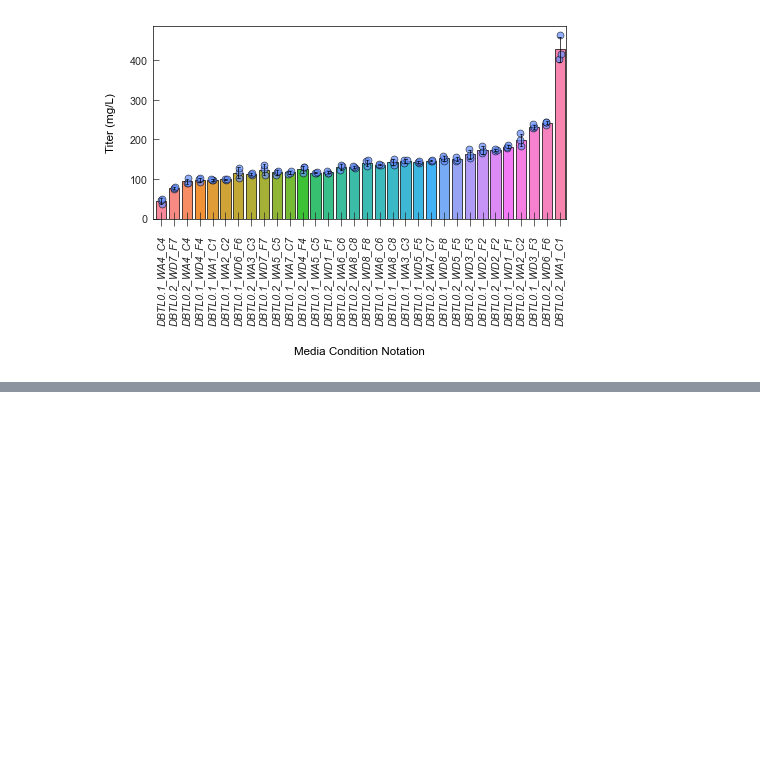
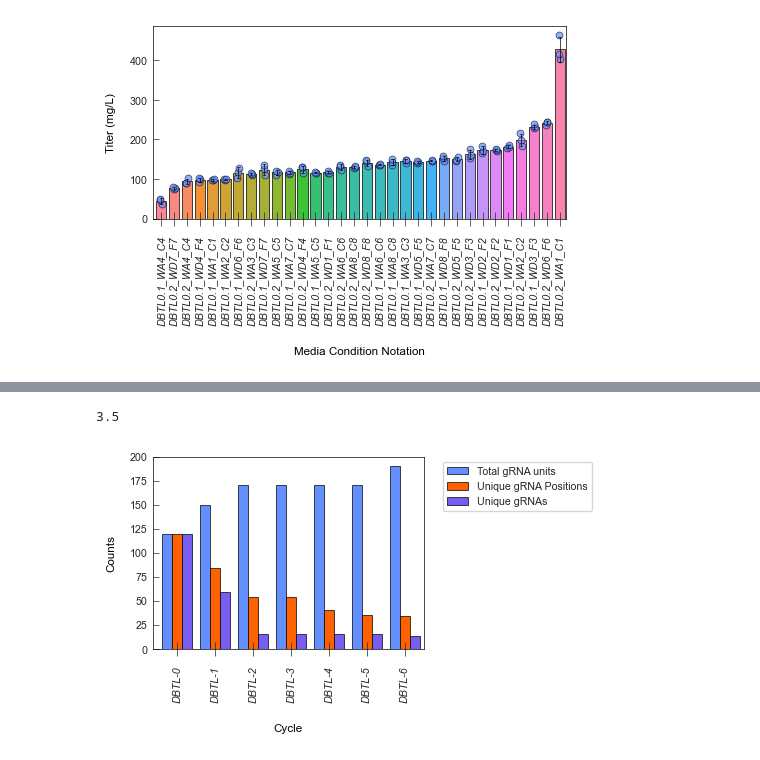
Before and after one commit to JBEI/Isoprenol_CRISPRi, a Jupyter notebook: CRISPRi_Figures.ipynb, the cells around one changed output, grey strips where cells are left out. Cells and saved outputs as stored; diff of their text form; code cells hidden in the pictures; blank space fills up the shorter version.

```diff
--- a/CRISPRi_Figures.ipynb
+++ b/CRISPRi_Figures.ipynb
@@ -140,0 +309,36 @@ plt.show()
+# %%
+#KO_Strains
+fig="Strains"
+df = pd.read_csv('Figure_Data\\241001_CRISPRi_Strains.csv')
+data=df.copy()
+
+sns.set_palette(palette=enmax_palette)
+
+w=len(data)/6
+print(w)
+plt.figure(figsize=(w,2.5))
+
+#plot stripplot overlaid on a barplot
+with sns.color_palette():
+    ax = sns.barplot(data=data, x="Cycle", y="Counts", hue="Stage",
+                     linewidth =line_size, edgecolor="0", saturation=1)
+
+    # Retrieve legend handles and labels
+    legend_handles, labels = ax.get_legend_handles_labels()
+
+#format axes and legend
+plt.xlabel('Cycle', labelpad=15)
+plt.ylabel('Counts', labelpad=10)
+plt.legend(legend_handles, labels, title='', bbox_to_anchor=(1.05, 1), loc='upper left')
+
+
+plt.ylim(0,200)
+plt.xticks(rotation='vertical',style='italic')
+
+ax.set_xlim(-0.65,None)
+
+plt.savefig(f'Figure_Export\\{fig}.svg',dpi=1200, bbox_inches = 'tight')
+plt.show()
+# %% [output]
+3.5
+[figure, added]
```
Also changed, not shown: parts of 7 cells of this notebook, 17 other files.
